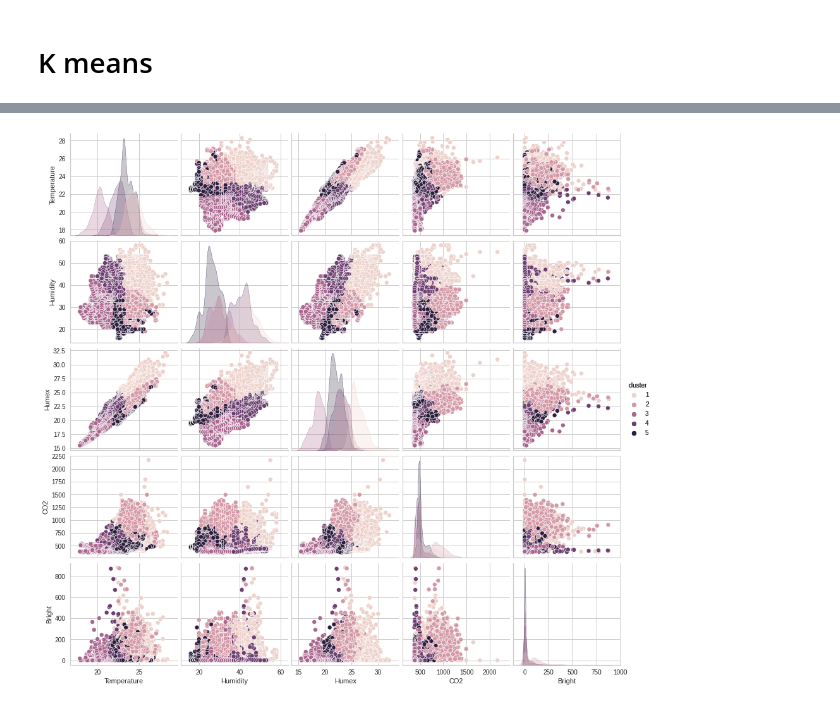
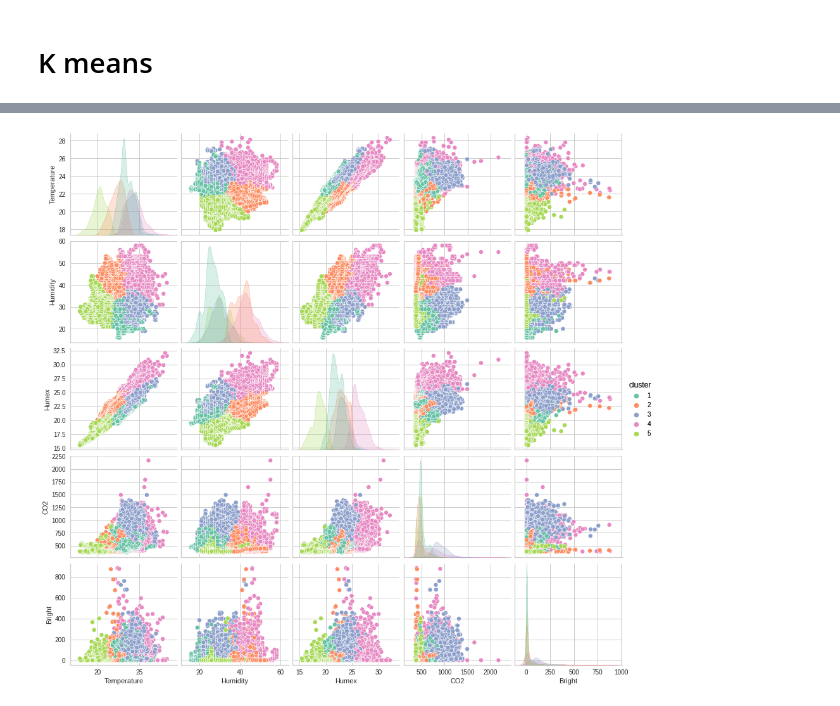
Before and after one commit to AnIsAsPe/Aprendizaje-no-supervisado, a Jupyter notebook: Aprendizaje_no_supervisado.ipynb, the cells around one changed output, grey strips where cells are left out. Cells and saved outputs as stored; diff of their text form; code cells hidden in the pictures.

```diff
--- a/Aprendizaje_no_supervisado.ipynb
+++ b/Aprendizaje_no_supervisado.ipynb
@@ -244,9 +244,9 @@ fig.show()
 # %%
 mediciones = ['cluster', 'Temperature', 'Humidity', 'Humex', 'CO2', 'Bright']
 
-sns.set_palette('Dark2')
-g = sns.pairplot(datos[mediciones], hue='cluster')
+
+g = sns.pairplot(datos[mediciones], hue='cluster', palette='Set2')
 g.add_legend()
 plt.show()
 # %% [output]
-[figure, old version]
+[figure, new version]
```
Also changed, not shown: parts of 7 cells of this notebook.
